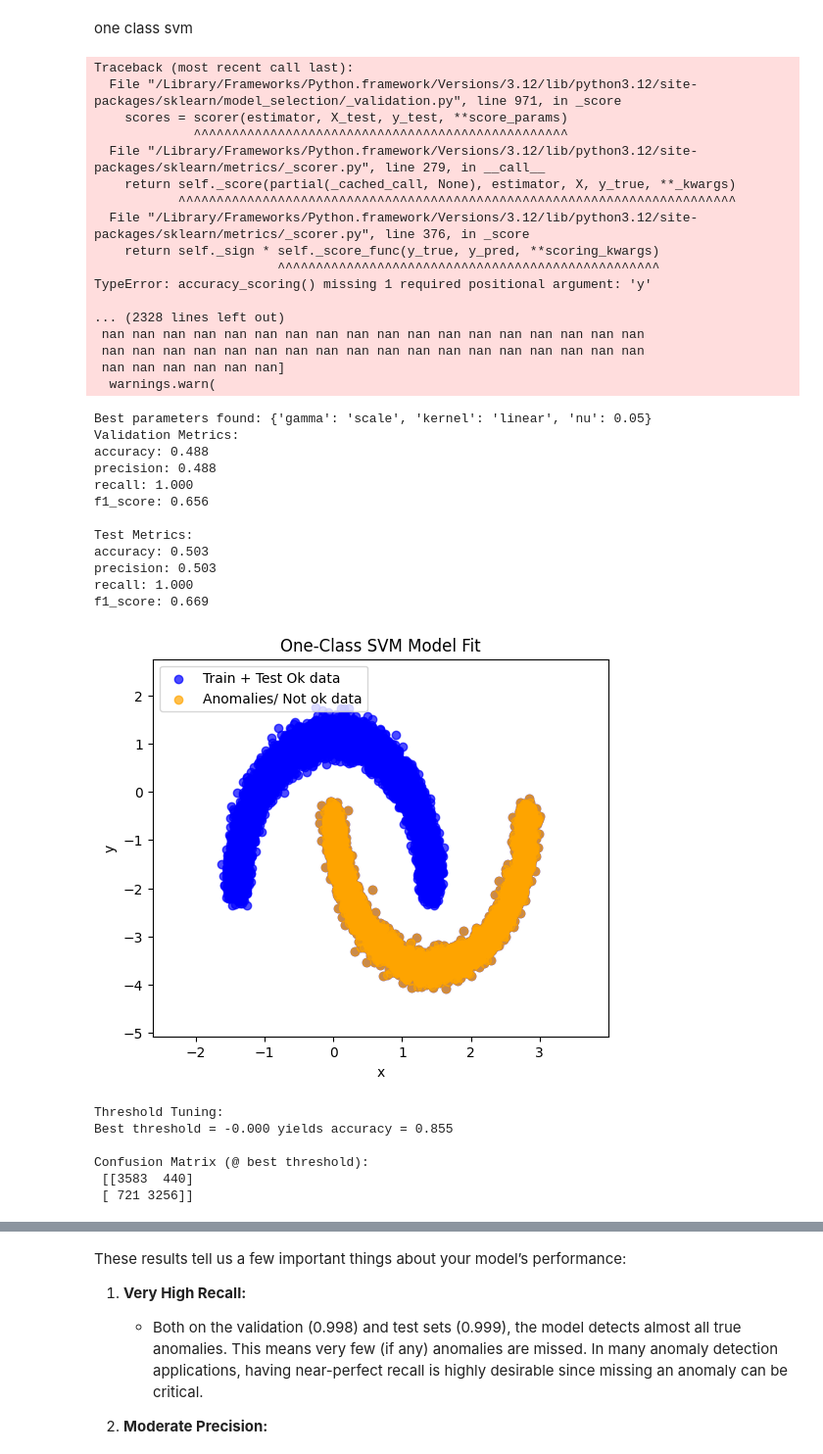
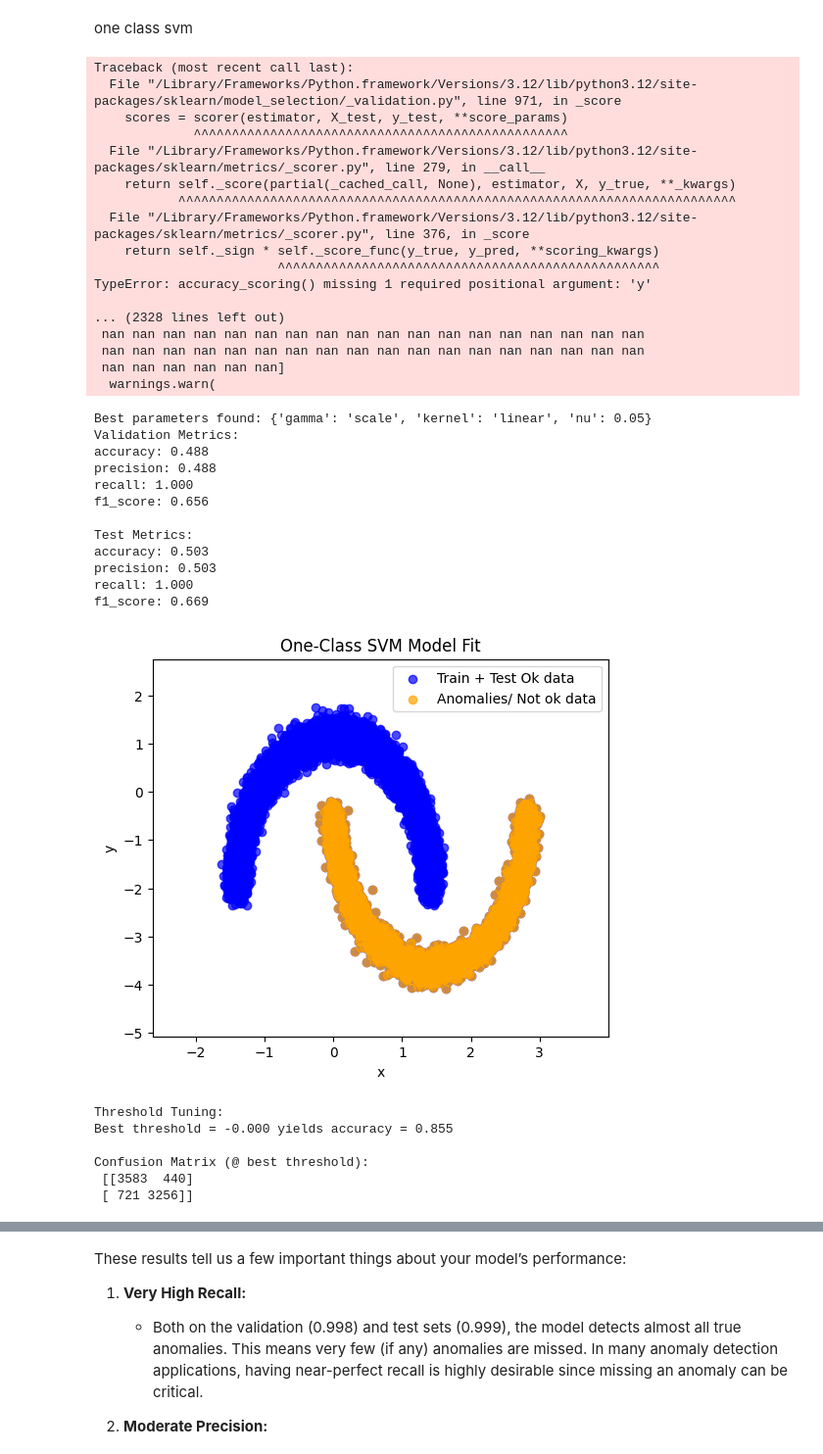
Before and after one commit to AnanyaaPal/Anomaly-Detection, a Jupyter notebook: task.ipynb, the cells around one changed output, grey strips where cells are left out. Shown at 98% size. Cells and saved outputs as stored; diff of their text form; code cells hidden in the pictures.

```diff
--- a/task.ipynb
+++ b/task.ipynb
@@ -399,7 +399,7 @@ def plot_decision_boundary(model, X_train, X_test=None, X_outliers=None, title="
     ax.set_xlabel("x")
     ax.set_ylabel("y")
     ax.set_title(title)
-    ax.legend(loc='upper left')
+    ax.legend(loc='upper right')
     return fig
 
 # Identify outliers in the final test set based on y_test
@@ -451,34 +451,34 @@ plt.show()
 # %% [output]
 Traceback (most recent call last):
   File "/Library/Frameworks/Python.framework/Versions/3.12/lib/python3.12/site-packages/sklearn/model_selection/_validation.py", line 971, in _score
     scores = scorer(estimator, X_test, y_test, **score_params)
              ^^^^^^^^^^^^^^^^^^^^^^^^^^^^^^^^^^^^^^^^^^^^^^^^^
   File "/Library/Frameworks/Python.framework/Versions/3.12/lib/python3.12/site-packages/sklearn/metrics/_scorer.py", line 279, in __call__
     return self._score(partial(_cached_call, None), estimator, X, y_true, **_kwargs)
            ^^^^^^^^^^^^^^^^^^^^^^^^^^^^^^^^^^^^^^^^^^^^^^^^^^^^^^^^^^^^^^^^^^^^^^^^^
   File "/Library/Frameworks/Python.framework/Versions/3.12/lib/python3.12/site-packages/sklearn/metrics/_scorer.py", line 376, in _score
     return self._sign * self._score_func(y_true, y_pred, **scoring_kwargs)
                         ^^^^^^^^^^^^^^^^^^^^^^^^^^^^^^^^^^^^^^^^^^^^^^^^^^
 TypeError: accuracy_scoring() missing 1 required positional argument: 'y'
 
 ... (2328 lines left out)
  nan nan nan nan nan nan nan nan nan nan nan nan nan nan nan nan nan nan
  nan nan nan nan nan nan nan nan nan nan nan nan nan nan nan nan nan nan
  nan nan nan nan nan nan]
   warnings.warn(
 Best parameters found: {'gamma': 'scale', 'kernel': 'linear', 'nu': 0.05}
 Validation Metrics:
 accuracy: 0.488
 precision: 0.488
 recall: 1.000
 f1_score: 0.656
 
 Test Metrics:
 accuracy: 0.503
 precision: 0.503
 recall: 1.000
 f1_score: 0.669
-[figure, old version]
+[figure, new version]
 Threshold Tuning:
 Best threshold = -0.000 yields accuracy = 0.855
 
```
Also changed, not shown: parts of 2 cells of this notebook, 1 other file.
